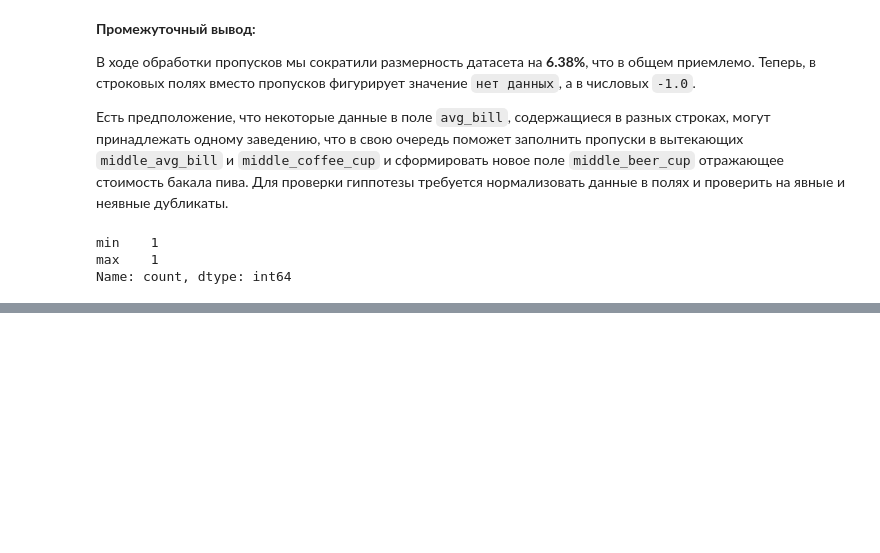
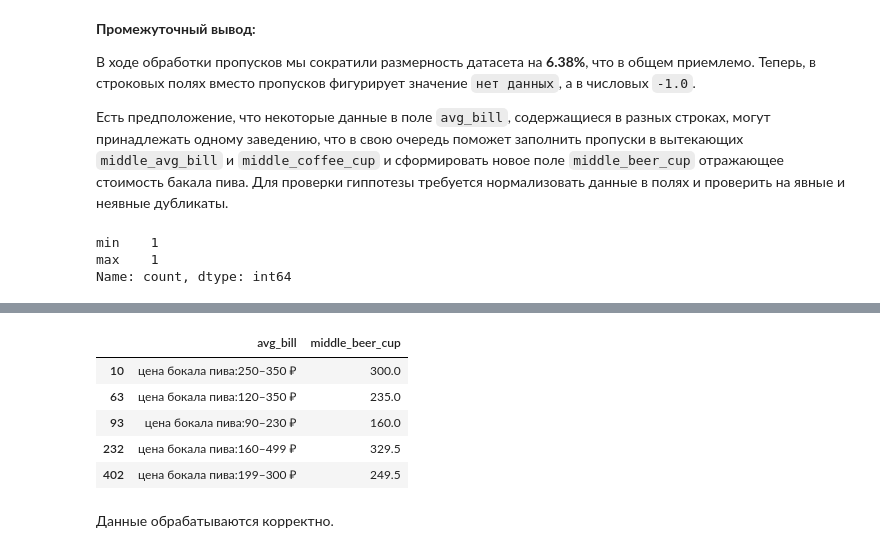
Before and after one commit to achezganov/msk_food_investment_research, a Jupyter notebook: EDA.ipynb, the cells around one changed output, grey strips where cells are left out. Saved outputs shown, nothing was run; the diff lists cells and outputs as text; code cells hidden in the pictures; blank space fills up the shorter version.

```diff
--- a/EDA.ipynb
+++ b/EDA.ipynb
@@ -467,0 +571,11 @@ Name: count, dtype: int64
+# %%
+test[test['middle_beer_cup'] != -1].head()
+# %% [output]
+|  | avg_bill | middle_beer_cup |
+| 10 | цена бокала пива:250–350 ₽ | 300.0 |
+| 63 | цена бокала пива:120–350 ₽ | 235.0 |
+| 93 | цена бокала пива:90–230 ₽ | 160.0 |
+| 232 | цена бокала пива:160–499 ₽ | 329.5 |
+| 402 | цена бокала пива:199–300 ₽ | 249.5 |
+# %% [markdown]
+Данные обрабатываются корректно.
```
Also changed, not shown: parts of 23 cells of this notebook, 2 other files.
